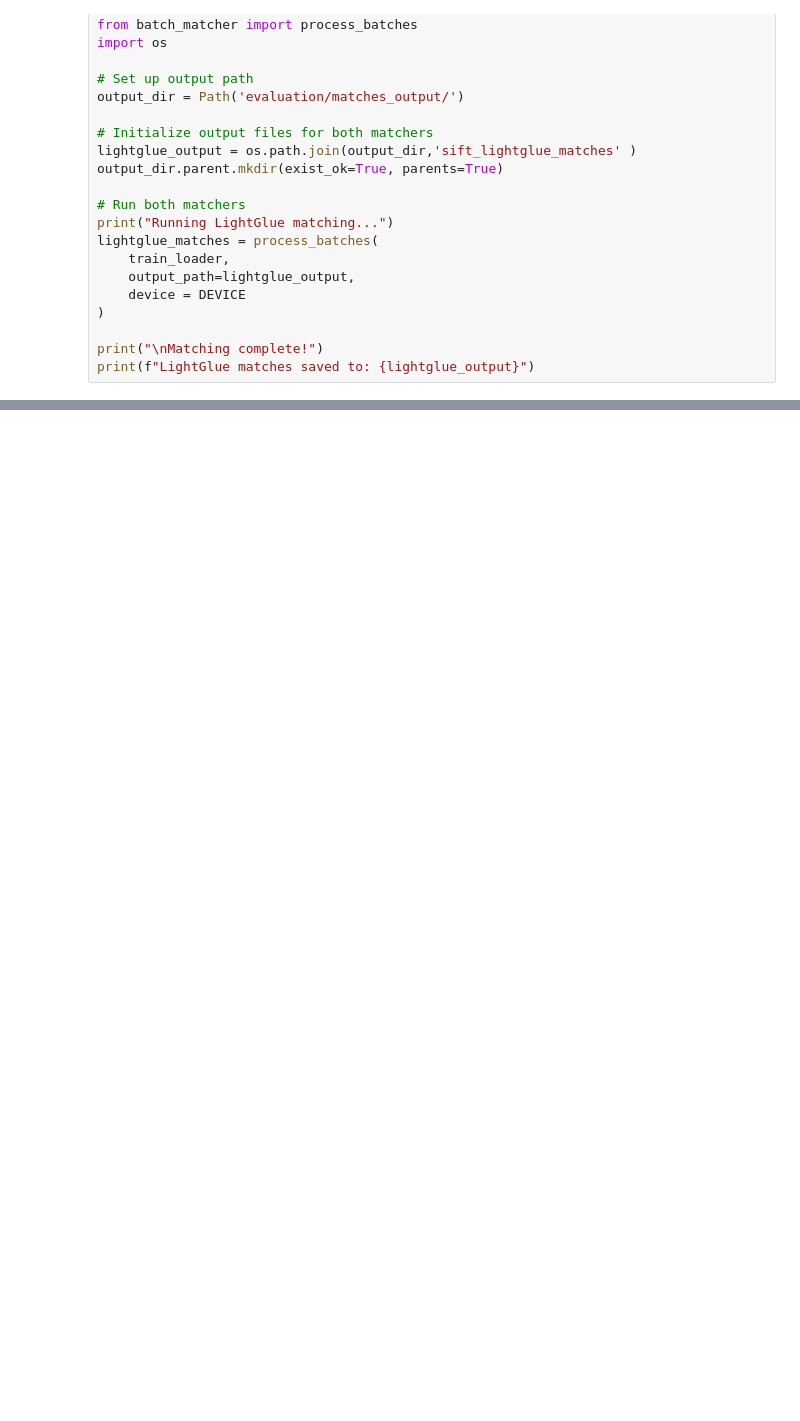
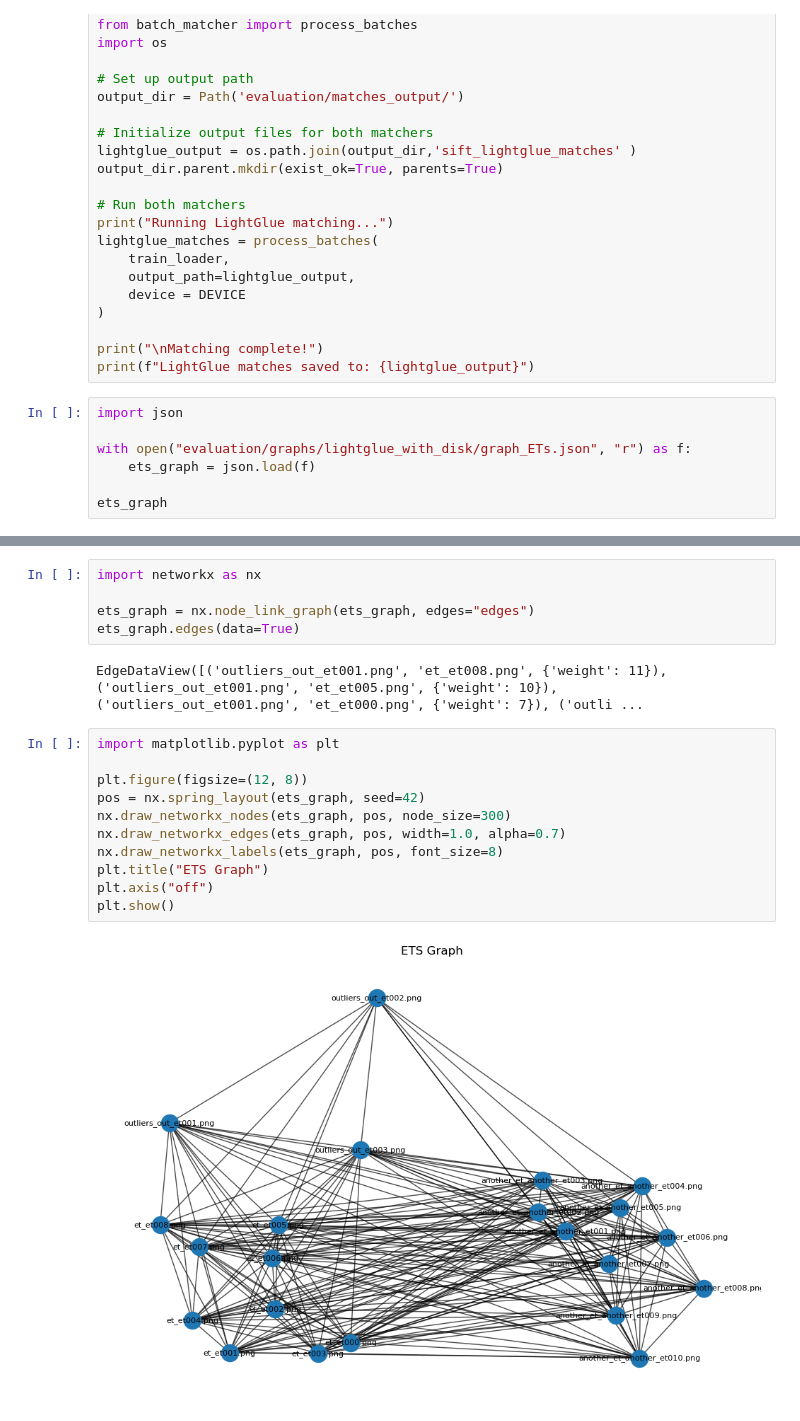
Before and after one commit to arunimaCh29/Image_matching_3d, a Jupyter notebook: lightglue_sift.ipynb, the cells around one changed output, grey strips where cells are left out. Drawn from its saved outputs; the diff is of its cells as text; blank space fills up the shorter version.

Commit message:
evaluation and clustering added

```diff
--- a/lightglue_sift.ipynb
+++ b/lightglue_sift.ipynb
@@ -72,3 +72,10 @@ lightglue_matches = process_batches(
 
 print("\nMatching complete!")
 print(f"LightGlue matches saved to: {lightglue_output}")
+# %%
+import json
+
+with open("evaluation/graphs/lightglue_with_disk/graph_ETs.json", "r") as f:
+    ets_graph = json.load(f)
+
+ets_graph
@@ -74,0 +100,20 @@ print(f"LightGlue matches saved to: {lightglue_output}")
+# %%
+import networkx as nx
+
+ets_graph = nx.node_link_graph(ets_graph, edges="edges")
+ets_graph.edges(data=True)
+# %% [output]
+EdgeDataView([('outliers_out_et001.png', 'et_et008.png', {'weight': 11}), ('outliers_out_et001.png', 'et_et005.png', {'weight': 10}), ('outliers_out_et001.png', 'et_et000.png', {'weight': 7}), ('outli ...
+# %%
+import matplotlib.pyplot as plt
+
+plt.figure(figsize=(12, 8))
+pos = nx.spring_layout(ets_graph, seed=42)
+nx.draw_networkx_nodes(ets_graph, pos, node_size=300)
+nx.draw_networkx_edges(ets_graph, pos, width=1.0, alpha=0.7)
+nx.draw_networkx_labels(ets_graph, pos, font_size=8)
+plt.title("ETS Graph")
+plt.axis("off")
+plt.show()
+# %% [output]
+[figure, added]
```
Also changed, not shown: parts of 3 cells of this notebook, 2 other files.
